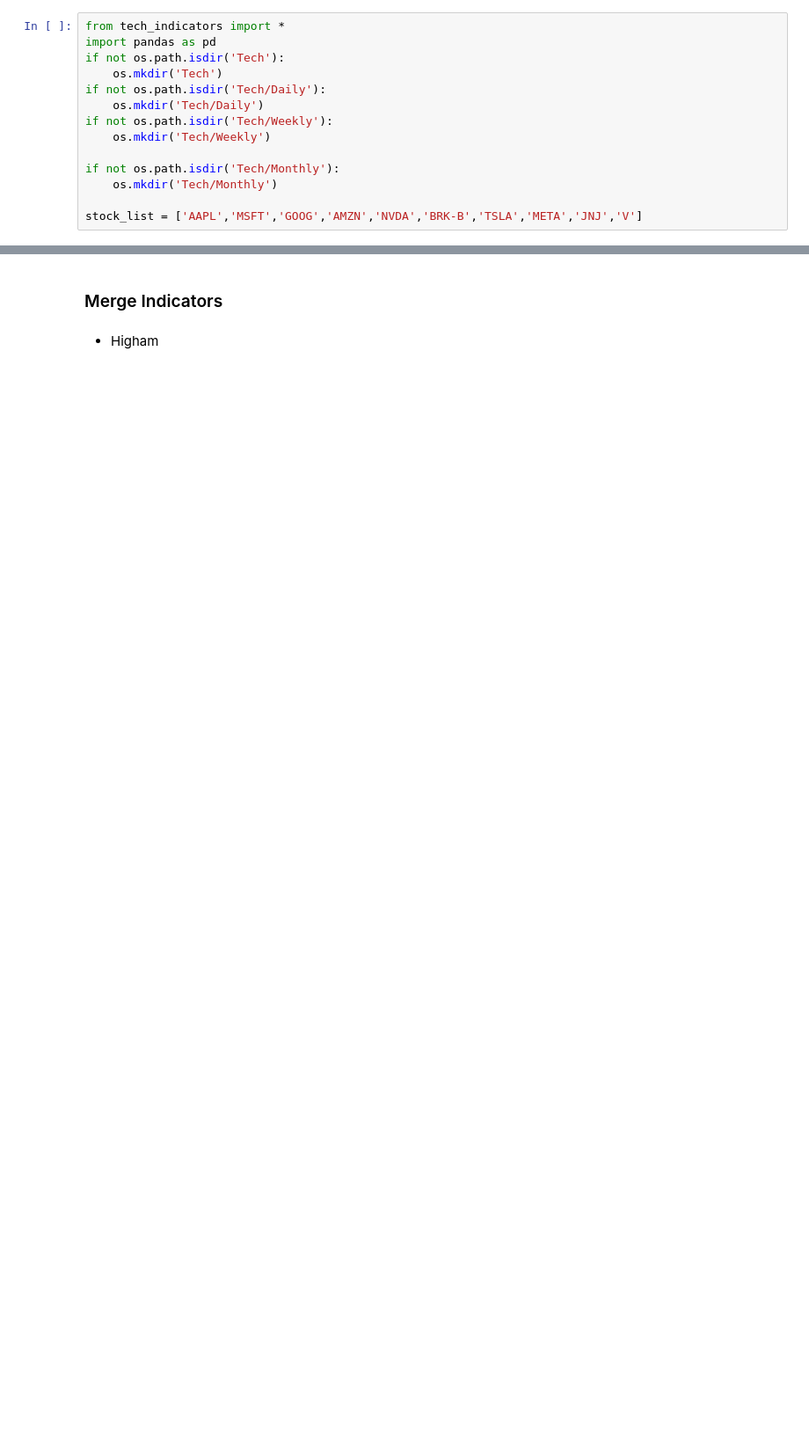
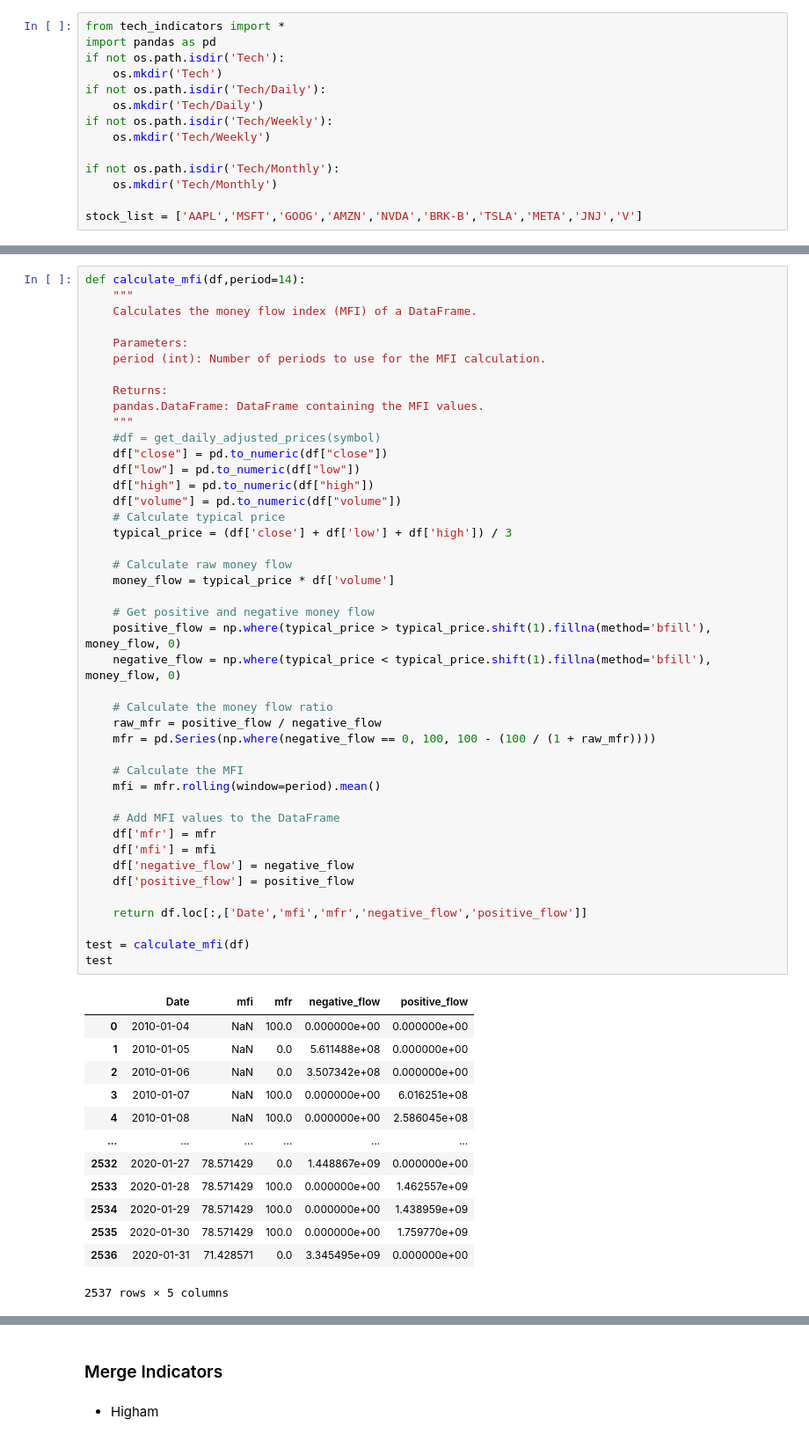
Before and after one commit to ElinorCheng/STA561, a Jupyter notebook: predictors/predictor_prep.ipynb, the cells around one changed output, grey strips where cells are left out. Shown at 88% size. Saved outputs shown, nothing was run; the diff lists cells and outputs as text; blank space fills up the shorter version.

```diff
--- a/predictors/predictor_prep.ipynb
+++ b/predictors/predictor_prep.ipynb
@@ -451,3 +438,60 @@ for stock in stock_list:
+# %%
+def calculate_mfi(df,period=14):
+    """
+    Calculates the money flow index (MFI) of a DataFrame.
+
+    Parameters:
+    period (int): Number of periods to use for the MFI calculation.
+
+    Returns:
+    pandas.DataFrame: DataFrame containing the MFI values.
+    """
+    #df = get_daily_adjusted_prices(symbol)
+    df["close"] = pd.to_numeric(df["close"])
+    df["low"] = pd.to_numeric(df["low"])
+    df["high"] = pd.to_numeric(df["high"])
+    df["volume"] = pd.to_numeric(df["volume"])
+    # Calculate typical price
+    typical_price = (df['close'] + df['low'] + df['high']) / 3
+
+    # Calculate raw money flow
+    money_flow = typical_price * df['volume']
+
+    # Get positive and negative money flow
+    positive_flow = np.where(typical_price > typical_price.shift(1).fillna(method='bfill'), money_flow, 0)
+    negative_flow = np.where(typical_price < typical_price.shift(1).fillna(method='bfill'), money_flow, 0)
+
+    # Calculate the money flow ratio
+    raw_mfr = positive_flow / negative_flow
+    mfr = pd.Series(np.where(negative_flow == 0, 100, 100 - (100 / (1 + raw_mfr))))
+
+    # Calculate the MFI
+    mfi = mfr.rolling(window=period).mean()
+
+    # Add MFI values to the DataFrame
+    df['mfr'] = mfr
+    df['mfi'] = mfi
+    df['negative_flow'] = negative_flow
+    df['positive_flow'] = positive_flow
+
+    return df.loc[:,['Date','mfi','mfr','negative_flow','positive_flow']]
+
+test = calculate_mfi(df)
+test
+# %% [output]
+|  | Date | mfi | mfr | negative_flow | positive_flow |
+| 0 | 2010-01-04 | NaN | 100.0 | 0.000000e+00 | 0.000000e+00 |
+| 1 | 2010-01-05 | NaN | 0.0 | 5.611488e+08 | 0.000000e+00 |
+| 2 | 2010-01-06 | NaN | 0.0 | 3.507342e+08 | 0.000000e+00 |
+| 3 | 2010-01-07 | NaN | 100.0 | 0.000000e+00 | 6.016251e+08 |
+| 4 | 2010-01-08 | NaN | 100.0 | 0.000000e+00 | 2.586045e+08 |
+| ... | ... | ... | ... | ... | ... |
+| 2532 | 2020-01-27 | 78.571429 | 0.0 | 1.448867e+09 | 0.000000e+00 |
+| 2533 | 2020-01-28 | 78.571429 | 100.0 | 0.000000e+00 | 1.462557e+09 |
+| 2534 | 2020-01-29 | 78.571429 | 100.0 | 0.000000e+00 | 1.438959e+09 |
+| 2535 | 2020-01-30 | 78.571429 | 100.0 | 0.000000e+00 | 1.759770e+09 |
+| 2536 | 2020-01-31 | 71.428571 | 0.0 | 3.345495e+09 | 0.000000e+00 |
+2537 rows × 5 columns
 # %%
 for stock in stock_list:
     stock_df = pd.read_csv("../stock_price/Weekly/"+stock+".csv")
```
Also changed, not shown: parts of 16 cells of this notebook, 36 other files.
